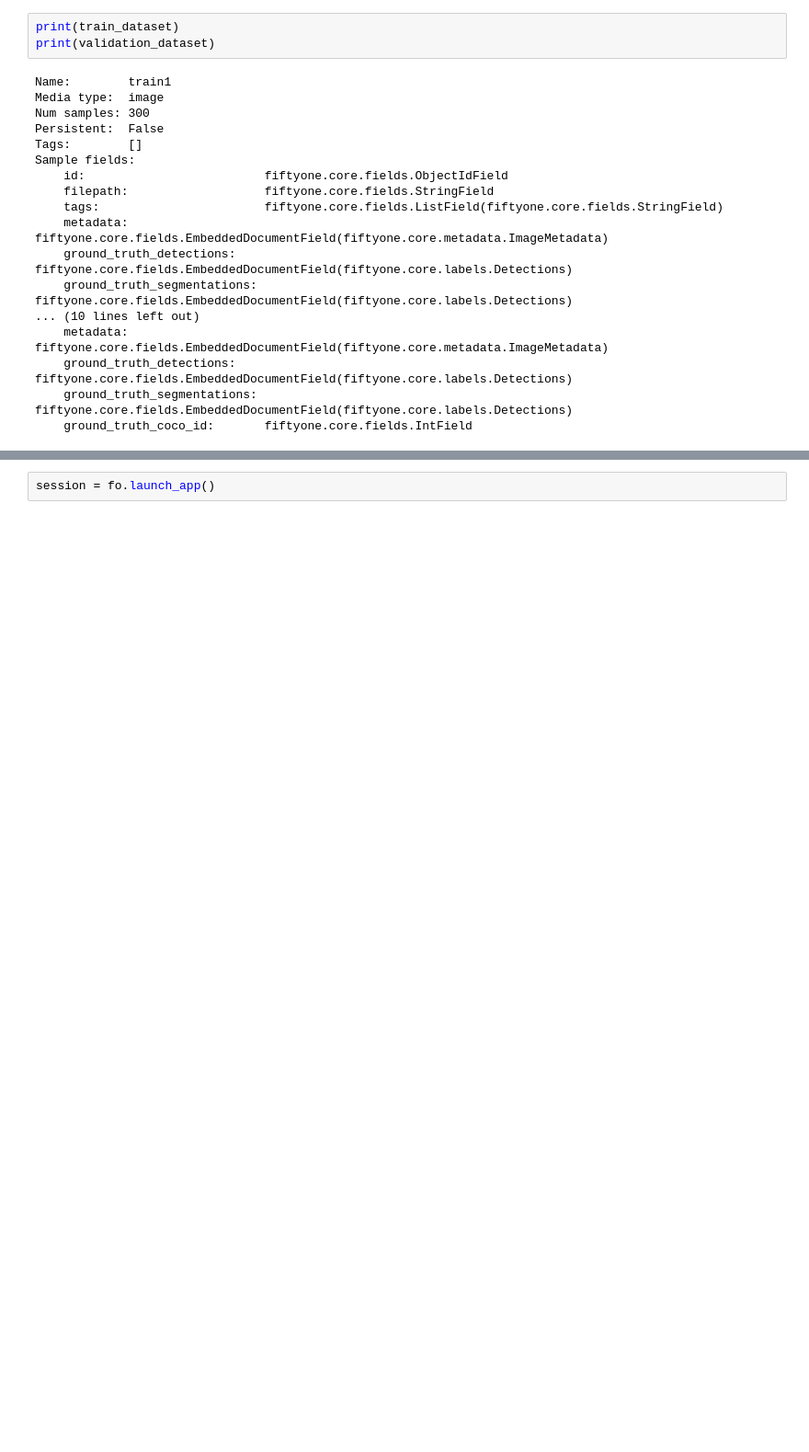
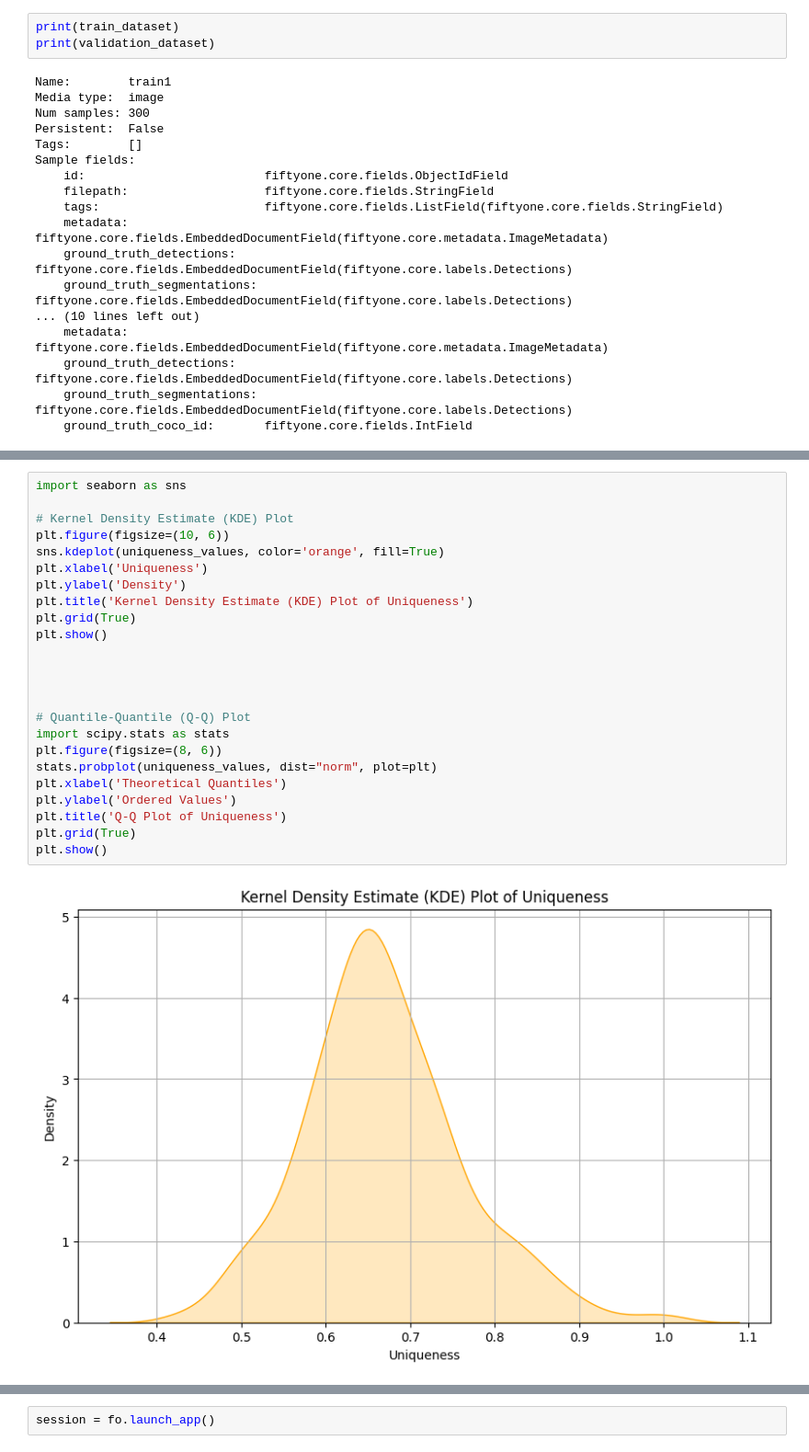
Before and after one commit to adheeb4/7PAM2015-0105-2023-Individual-Project, a Jupyter notebook: Individual_Project_Image_Segmentation.ipynb, the cells around one changed output, grey strips where cells are left out. Shown: that part at 92% size. Saved outputs shown, nothing was run; the diff lists cells and outputs as text; blank space fills up the shorter version.

```diff
--- a/Individual_Project_Image_Segmentation.ipynb
+++ b/Individual_Project_Image_Segmentation.ipynb
@@ -679,0 +121,26 @@ ValueError: Operator '@voxel51/utils/compute_metadata' not found
+# %%
+import seaborn as sns
+
+# Kernel Density Estimate (KDE) Plot
+plt.figure(figsize=(10, 6))
+sns.kdeplot(uniqueness_values, color='orange', fill=True)
+plt.xlabel('Uniqueness')
+plt.ylabel('Density')
+plt.title('Kernel Density Estimate (KDE) Plot of Uniqueness')
+plt.grid(True)
+plt.show()
+
+
+
+
+# Quantile-Quantile (Q-Q) Plot
+import scipy.stats as stats
+plt.figure(figsize=(8, 6))
+stats.probplot(uniqueness_values, dist="norm", plot=plt)
+plt.xlabel('Theoretical Quantiles')
+plt.ylabel('Ordered Values')
+plt.title('Q-Q Plot of Uniqueness')
+plt.grid(True)
+plt.show()
+# %% [output]
+[figure, added]
```
Also changed, not shown: parts of 70 cells of this notebook.
